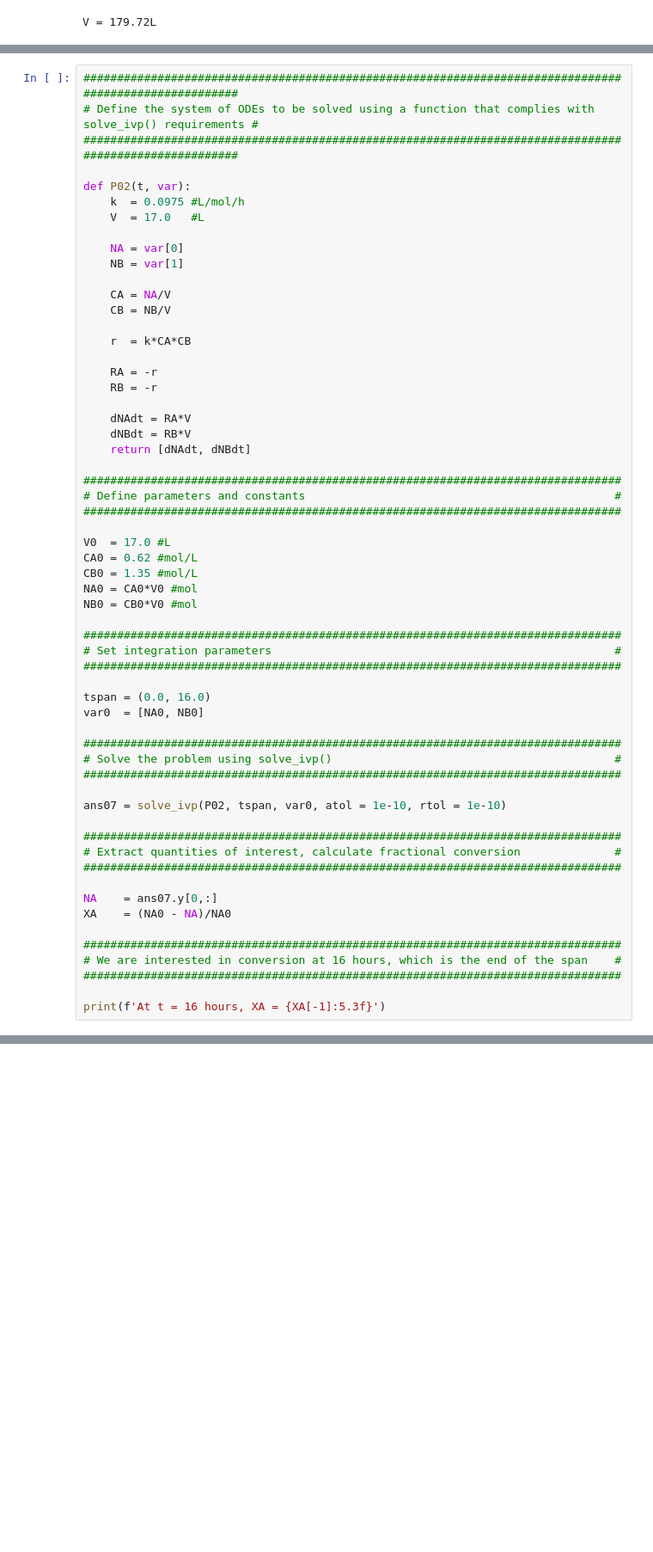
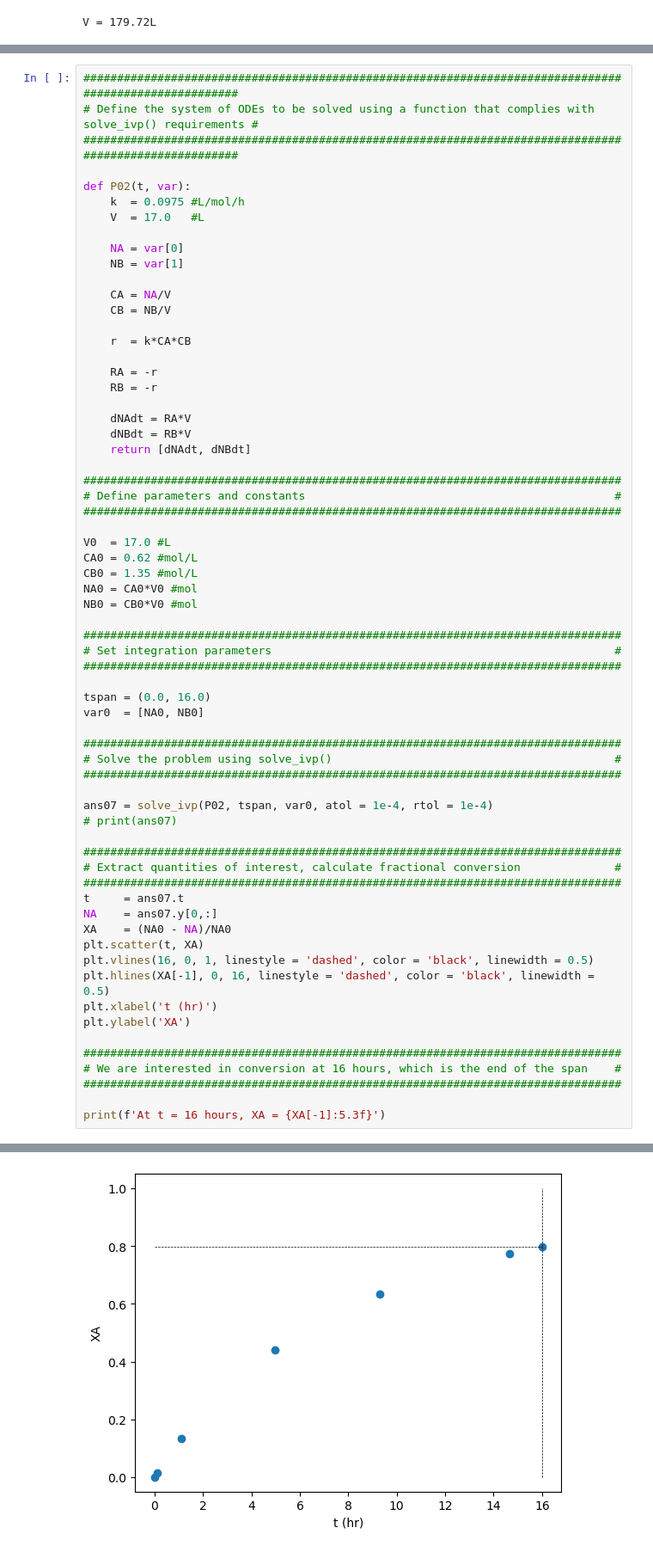
Before and after one commit to jqbond/CEN587, a Jupyter notebook: Notebooks/587-N20.ipynb, the cells around one changed output, grey strips where cells are left out. Shown at 86% size. Drawn from its saved outputs; the diff is of its cells as text; blank space fills up the shorter version.

```diff
--- a/Notebooks/587-N20.ipynb
+++ b/Notebooks/587-N20.ipynb
@@ -398,32 +404,39 @@ V0  = 17.0 #L
 CA0 = 0.62 #mol/L
 CB0 = 1.35 #mol/L
 NA0 = CA0*V0 #mol
 NB0 = CB0*V0 #mol
 
 ################################################################################
 # Set integration parameters                                                   #
 ################################################################################
 
 tspan = (0.0, 16.0)
 var0  = [NA0, NB0]
 
 ################################################################################
 # Solve the problem using solve_ivp()                                          #
 ################################################################################
 
-ans07 = solve_ivp(P02, tspan, var0, atol = 1e-10, rtol = 1e-10)
+ans07 = solve_ivp(P02, tspan, var0, atol = 1e-4, rtol = 1e-4)
+# print(ans07)
 
 ################################################################################
 # Extract quantities of interest, calculate fractional conversion              #
 ################################################################################
-
+t     = ans07.t
 NA    = ans07.y[0,:]
 XA    = (NA0 - NA)/NA0
+plt.scatter(t, XA)
+plt.vlines(16, 0, 1, linestyle = 'dashed', color = 'black', linewidth = 0.5)
+plt.hlines(XA[-1], 0, 16, linestyle = 'dashed', color = 'black', linewidth = 0.5)
+plt.xlabel('t (hr)')
+plt.ylabel('XA')
 
 ################################################################################
 # We are interested in conversion at 16 hours, which is the end of the span    #
 ################################################################################
 
 print(f'At t = 16 hours, XA = {XA[-1]:5.3f}')
 # %% [output]
 At t = 16 hours, XA = 0.797
+[figure, added]
```
Also changed, not shown: parts of 3 cells of this notebook.
